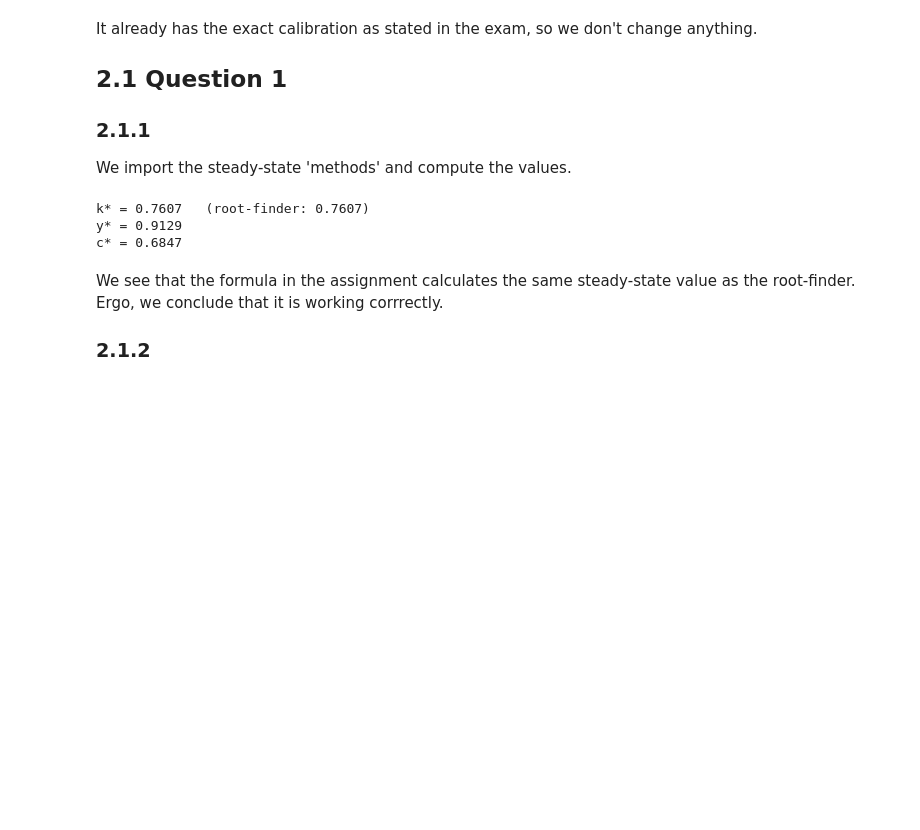
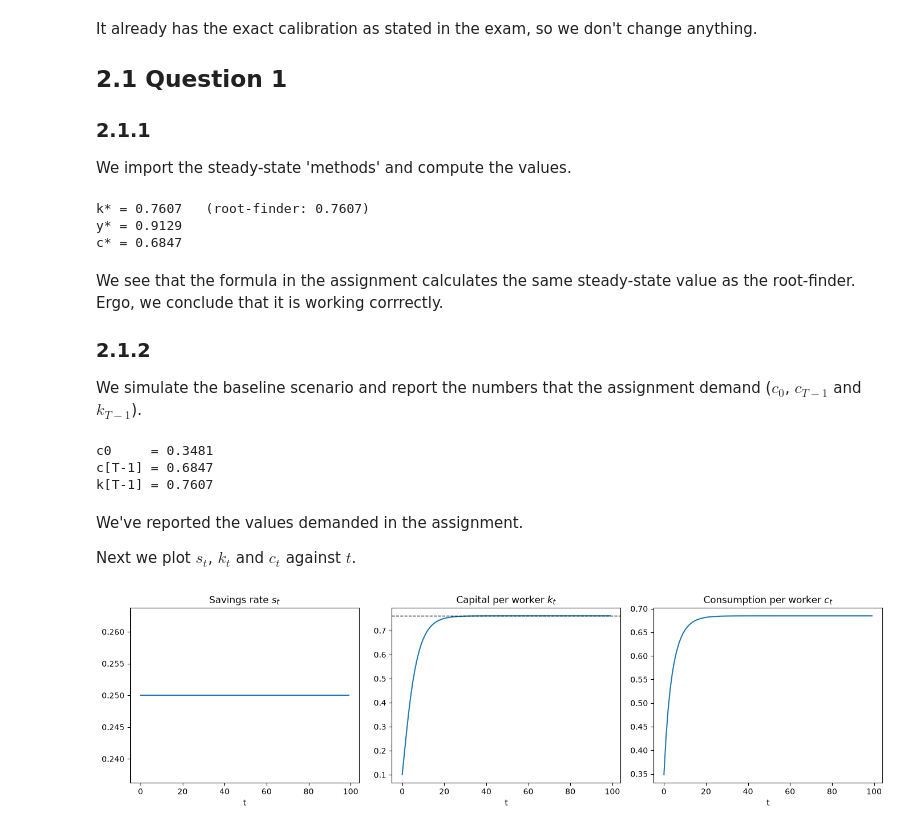
Before and after one commit to GB-Hansen/Snake-Charmers-2, a Jupyter notebook: Exam/03_examproject/Assignment2.ipynb, the cells around one changed output. Saved outputs shown, nothing was run; the diff lists cells and outputs as text; code cells hidden in the pictures; blank space fills up the shorter version.

```diff
--- a/Exam/03_examproject/Assignment2.ipynb
+++ b/Exam/03_examproject/Assignment2.ipynb
@@ -41,3 +41,37 @@ c* = 0.6847
 We see that the formula in the assignment calculates the same steady-state value as the root-finder. Ergo, we conclude that it is working corrrectly.
 
 ### 2.1.2
+We simulate the baseline scenario and report the numbers that the assignment demand ($c_0$, $c_{T-1}$ and $k_{T-1}$).
+# %%
+sim = model.simulate(par.s_bar)   # constant savings rate is the baseline
+
+print(f'c0     = {sim.c[0]:.4f}')
+print(f'c[T-1] = {sim.c[-1]:.4f}')
+print(f'k[T-1] = {sim.k[-1]:.4f}')
+# %% [output]
+c0     = 0.3481
+c[T-1] = 0.6847
+k[T-1] = 0.7607
+# %% [markdown]
+We've reported the values demanded in the assignment.
+
+Next we plot $s_t$, $k_t$ and $c_t$ against $t$.
+# %%
+t = np.arange(par.T)
+fig, axes = plt.subplots(1, 3, figsize=(14, 4))
+
+axes[0].plot(t, sim.s)
+axes[0].set_title('Savings rate $s_t$')
+
+axes[1].plot(t, sim.k)
+axes[1].axhline(k_star, color='black', ls='--', lw=1)  # visual check of convergence
+axes[1].set_title('Capital per worker $k_t$')
+
+axes[2].plot(t, sim.c)
+axes[2].set_title('Consumption per worker $c_t$')
+
+for ax in axes: ax.set_xlabel('t')
+fig.tight_layout()
+plt.show()
+# %% [output]
+[figure, added]
```
Also changed, not shown: parts of 3 cells of this notebook, 1 other file.
